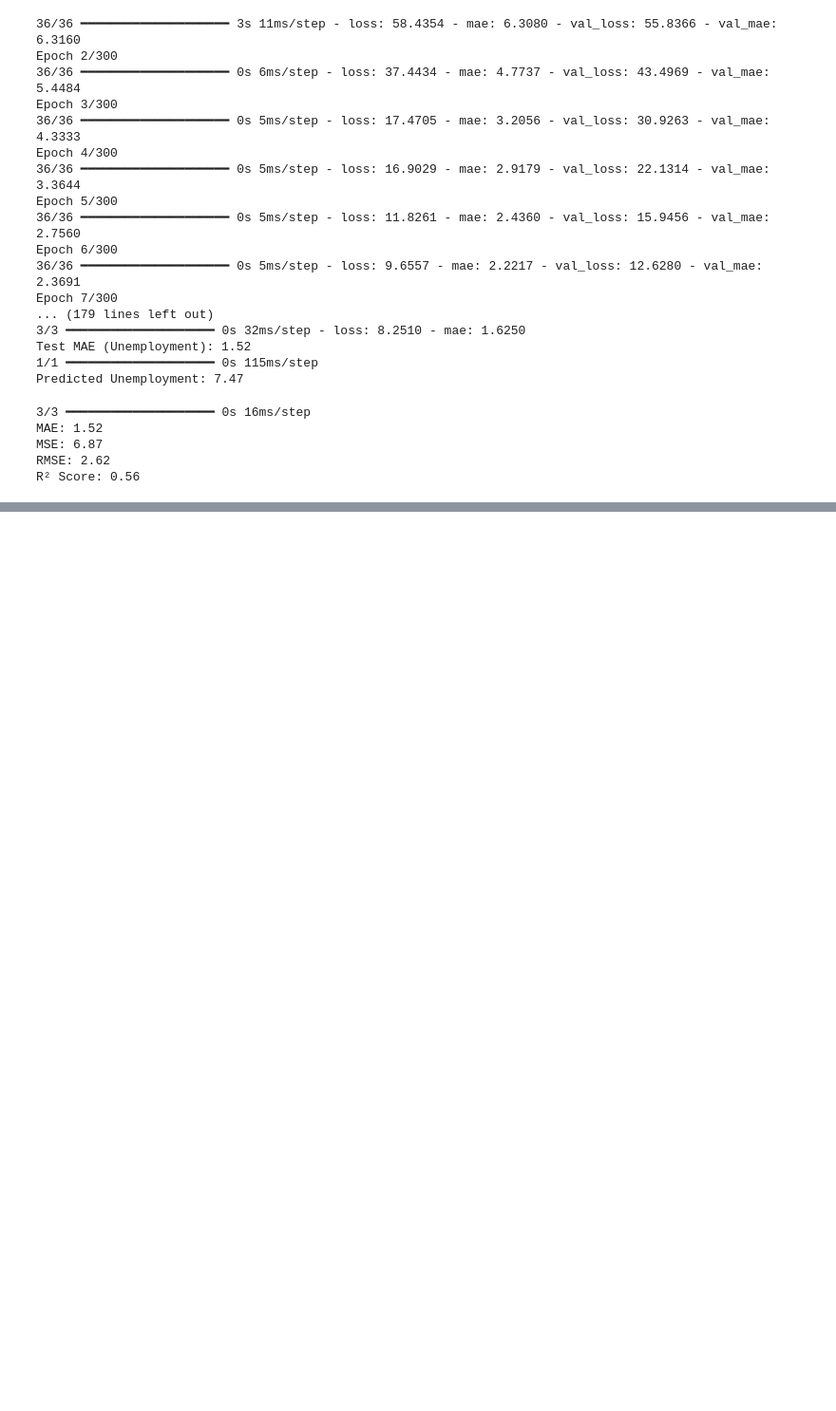
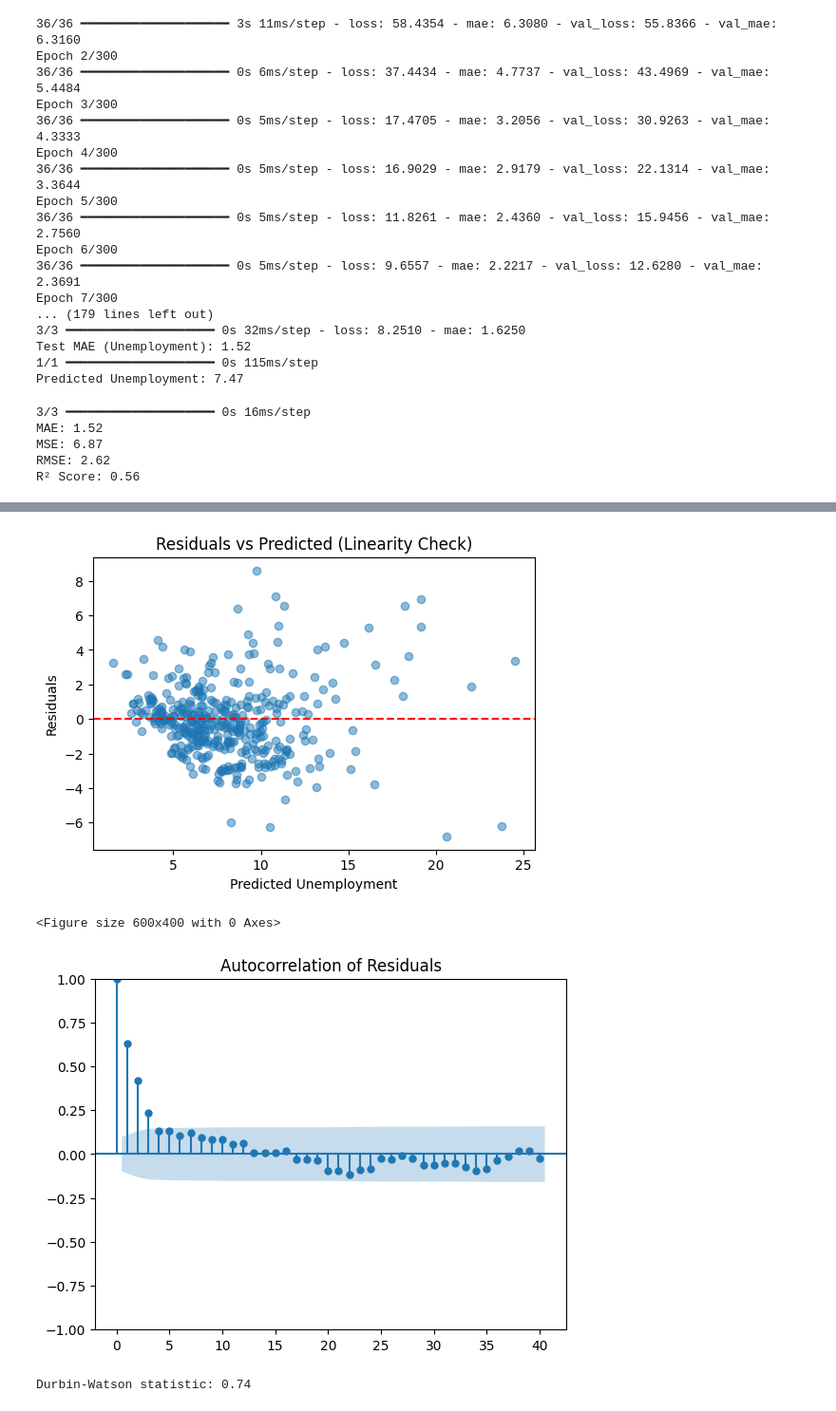
Before and after one commit to songmichael11/Consensus, a Jupyter notebook: ml_src/neural.ipynb, the cells around one changed output, grey strips where cells are left out. Shown: that part at 95% size. Saved outputs shown, nothing was run; the diff lists cells and outputs as text; code cells hidden in the pictures; blank space fills up the shorter version.

Commit message:
DNN Model trained on everything and Saved (r^2 of .71), Assumption Graphs (# COOKED AUTOCORRELATION), and replaced the saved model

```diff
--- a/ml_src/neural.ipynb
+++ b/ml_src/neural.ipynb
@@ -459,0 +460,34 @@ Mean R²: 0.6334 ± 0.0592
+# %%
+import matplotlib.pyplot as plt
+import numpy as np
+import statsmodels.api as sm
+
+# Predict on all data
+y_pred = model.predict(X_processed).flatten()
+
+# Calculate residuals
+residuals = y - y_pred
+
+# 1. Linearity: Plot predicted vs residuals to see if residuals show pattern
+plt.figure(figsize=(6,4))
+plt.scatter(y_pred, residuals, alpha=0.5)
+plt.axhline(0, color='red', linestyle='--')
+plt.xlabel('Predicted Unemployment')
+plt.ylabel('Residuals')
+plt.title('Residuals vs Predicted (Linearity Check)')
+plt.show()
+
+# 2. Homoscedasticity: Residuals should have constant variance, no funnel shape in plot above
+# So Residuals vs Predicted plot also checks homoscedasticity
+
+# 3. Autocorrelation: Plot residuals against their lagged values, or use Durbin-Watson test
+plt.figure(figsize=(6,4))
+sm.graphics.tsa.plot_acf(residuals, lags=40)
+plt.title('Autocorrelation of Residuals')
+plt.show()
+
+# Durbin-Watson test for autocorrelation (1.5-2.5 means little autocorrelation)
+from statsmodels.stats.stattools import durbin_watson
+dw_stat = durbin_watson(residuals)
+print(f'Durbin-Watson statistic: {dw_stat:.2f}')
+# %% [output]
@@ -459,0 +495,4 @@ Mean R²: 0.6334 ± 0.0592
+[figure, added]
+<Figure size 600x400 with 0 Axes>
+[figure, added]
+Durbin-Watson statistic: 0.74
```
Also changed, not shown: parts of 6 cells of this notebook, 1 other file.
